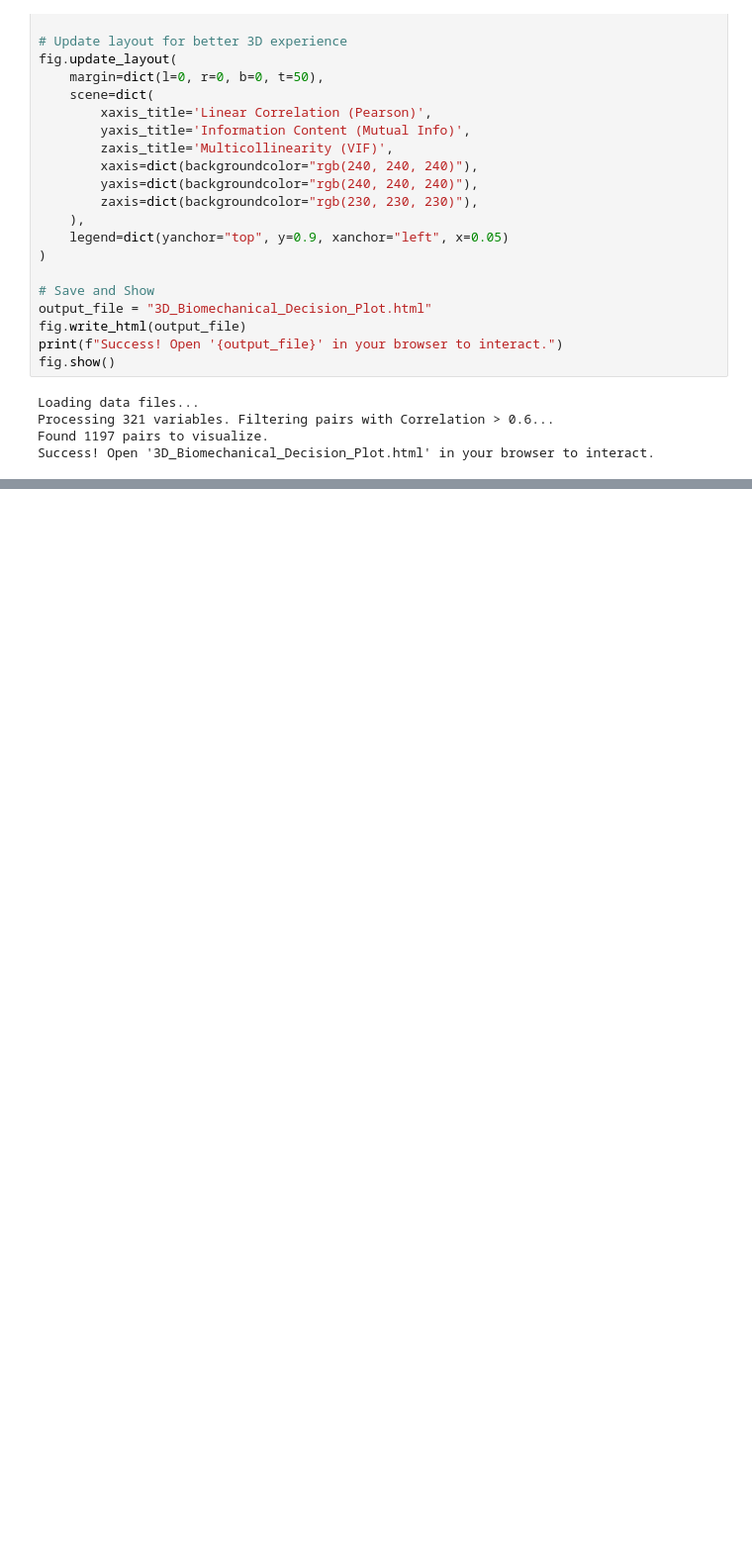
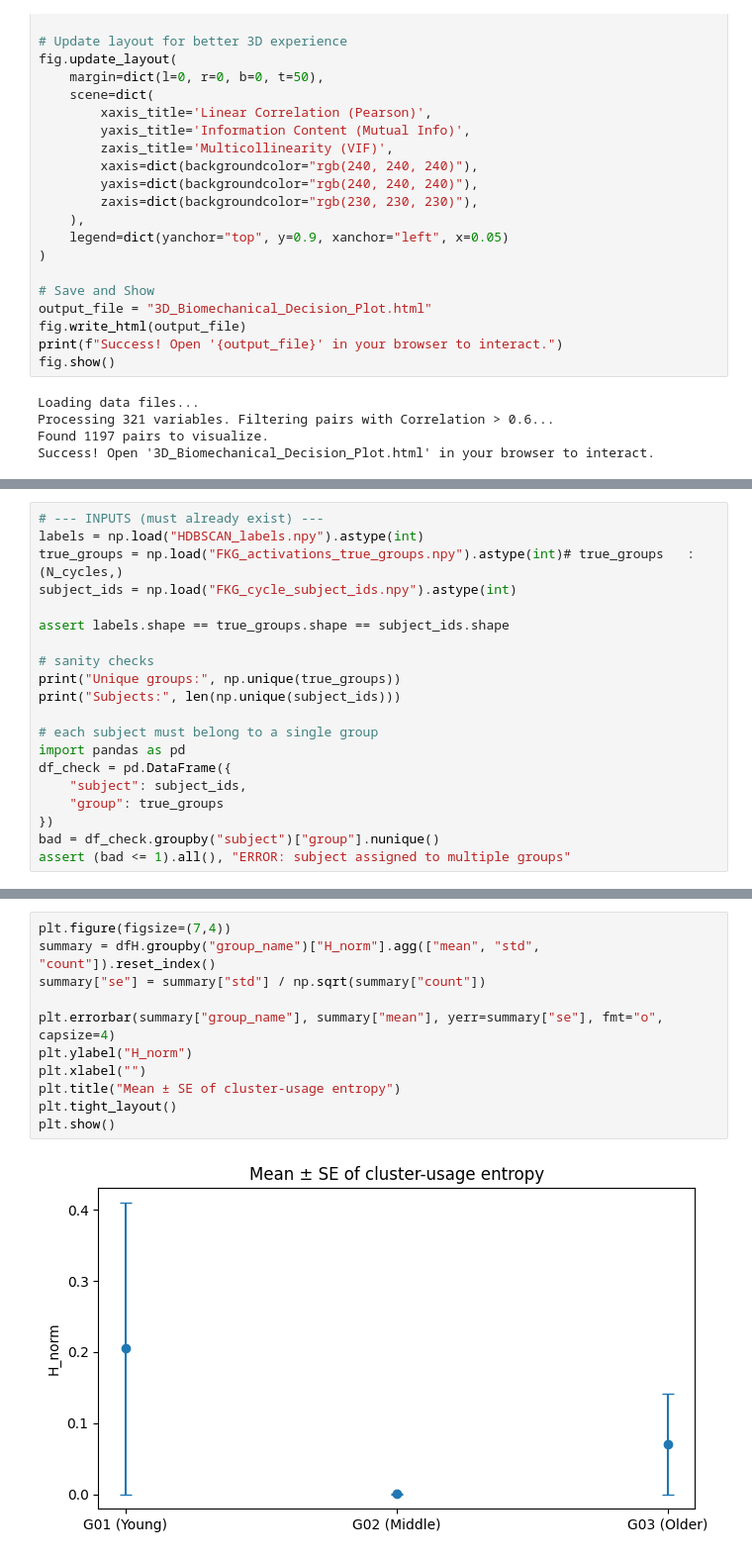
Before and after one commit to carmare13/Gait-Stability, a Jupyter notebook: NoteBooks/Structural_redundancy_raw.ipynb, the cells around one changed output, grey strips where cells are left out. Shown at 99% size. Cells and saved outputs as stored; diff of their text form; blank space fills up the shorter version.

```diff
--- a/NoteBooks/Structural_redundancy_raw.ipynb
+++ b/NoteBooks/Structural_redundancy_raw.ipynb
@@ -1079,0 +2128,20 @@ Success! Open '3D_Biomechanical_Decision_Plot.html' in your browser to interact.
+# %%
+# --- INPUTS (must already exist) ---
+labels = np.load("HDBSCAN_labels.npy").astype(int)
+true_groups = np.load("FKG_activations_true_groups.npy").astype(int)# true_groups   : (N_cycles,)
+subject_ids = np.load("FKG_cycle_subject_ids.npy").astype(int)
+
+assert labels.shape == true_groups.shape == subject_ids.shape
+
+# sanity checks
+print("Unique groups:", np.unique(true_groups))
+print("Subjects:", len(np.unique(subject_ids)))
+
+# each subject must belong to a single group
+import pandas as pd
+df_check = pd.DataFrame({
+    "subject": subject_ids,
+    "group": true_groups
+})
+bad = df_check.groupby("subject")["group"].nunique()
+assert (bad <= 1).all(), "ERROR: subject assigned to multiple groups"
@@ -1079,0 +2237,13 @@ Success! Open '3D_Biomechanical_Decision_Plot.html' in your browser to interact.
+# %%
+plt.figure(figsize=(7,4))
+summary = dfH.groupby("group_name")["H_norm"].agg(["mean", "std", "count"]).reset_index()
+summary["se"] = summary["std"] / np.sqrt(summary["count"])
+
+plt.errorbar(summary["group_name"], summary["mean"], yerr=summary["se"], fmt="o", capsize=4)
+plt.ylabel("H_norm")
+plt.xlabel("")
+plt.title("Mean ± SE of cluster-usage entropy")
+plt.tight_layout()
+plt.show()
+# %% [output]
+[figure, added]
```
Also changed, not shown: parts of 34 cells of this notebook, 2 other files.
